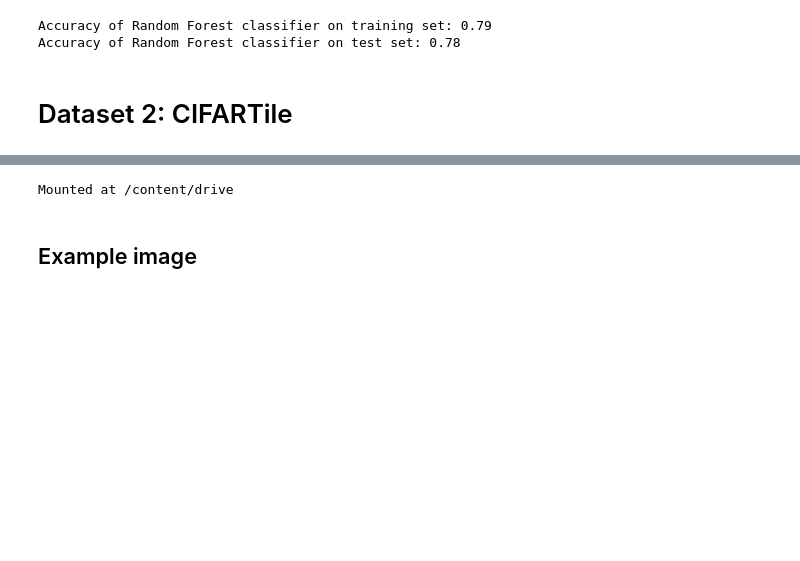
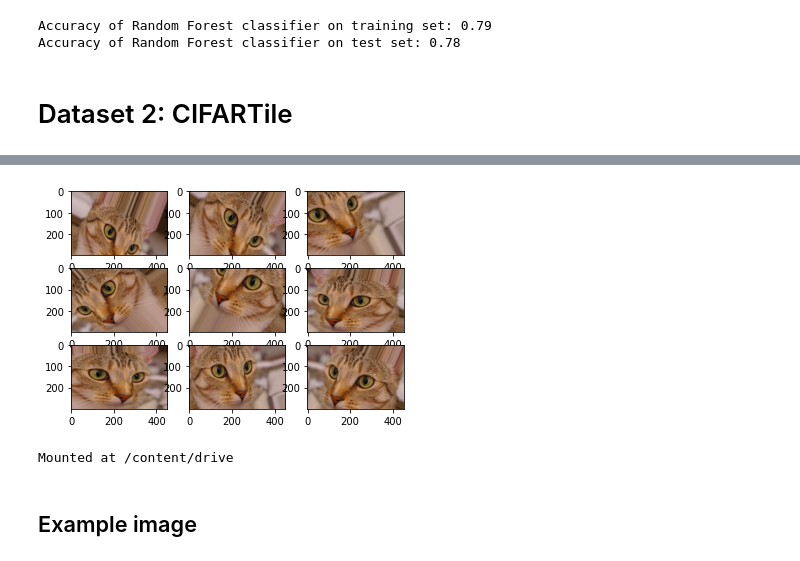
Before and after one commit to AshwinUniyal/ML_Project, a Jupyter notebook: ML_Coursework.ipynb, the cells around one changed output, grey strips where cells are left out. Cells and saved outputs as stored; diff of their text form; code cells hidden in the pictures; blank space fills up the shorter version.

```diff
--- a/ML_Coursework.ipynb
+++ b/ML_Coursework.ipynb
@@ -432,0 +444,10 @@ Accuracy of Random Forest classifier on test set: 0.78
+# %%
+from keras.preprocessing.image import ImageDataGenerator
+datagen = ImageDataGenerator(
+rotation_range=40,
+width_shift_range=0.2,
+height_shift_range=0.2,
+shear_range=0.2,
+zoom_range=0.2,
+horizontal_flip=True,
+fill_mode='nearest')
@@ -433,3 +462,24 @@ Accuracy of Random Forest classifier on test set: 0.78
+# %%
+def plot9(imageFlow):
+  for i in range(9):
+    # define subplot
+    plt.subplot(330 + 1 + i)
+  	# generate batch of images
+    batch = imageFlow.next()
+	  # convert to unsigned integers for viewing
+    image = batch[0].astype('uint8')
+    # add image to the set. We squeeze the image here as it may be a batch of images
+    plt.imshow(np.squeeze(image))
+  # display the 9 images
+  plt.show()
+
+im = im.reshape((1,) + im.shape)
+
+img_iter = datagen.flow(im, batch_size=1)
+
+plot9(img_iter)
+# %% [output]
+[figure, added]
 # %%
 from google.colab import drive
 drive.mount('/content/drive')
```
Also changed, not shown: parts of 4 cells of this notebook.
